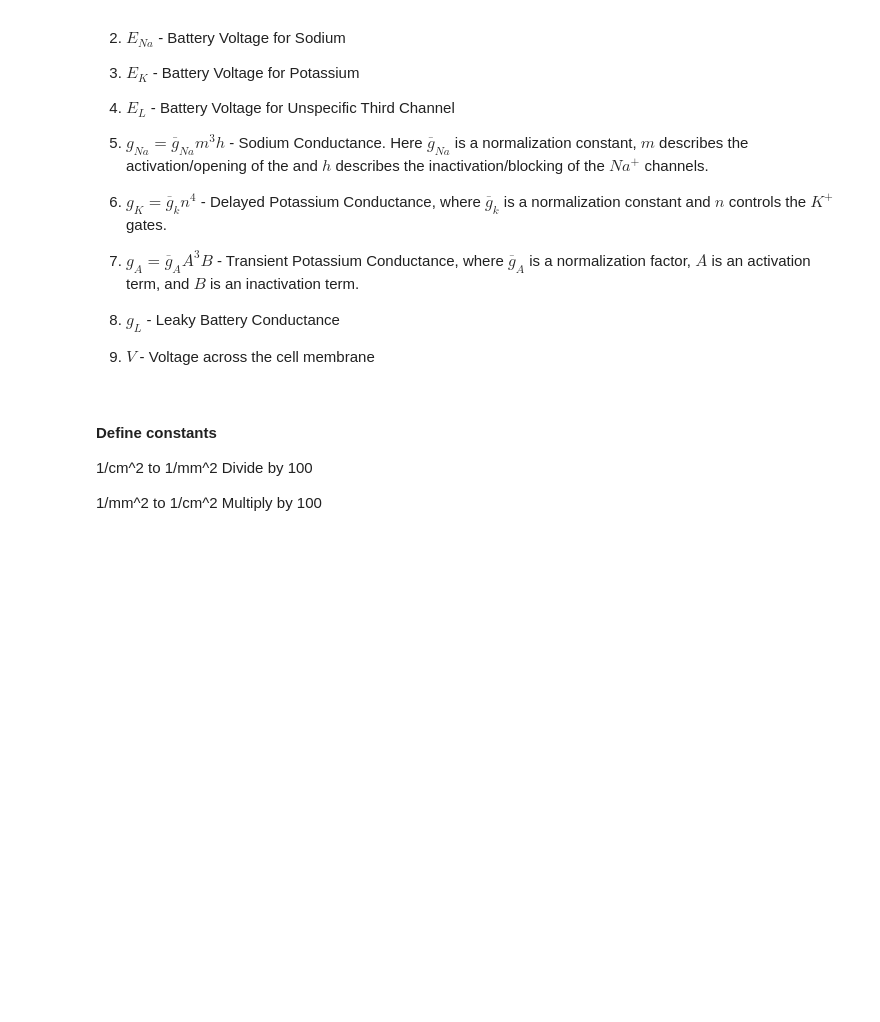
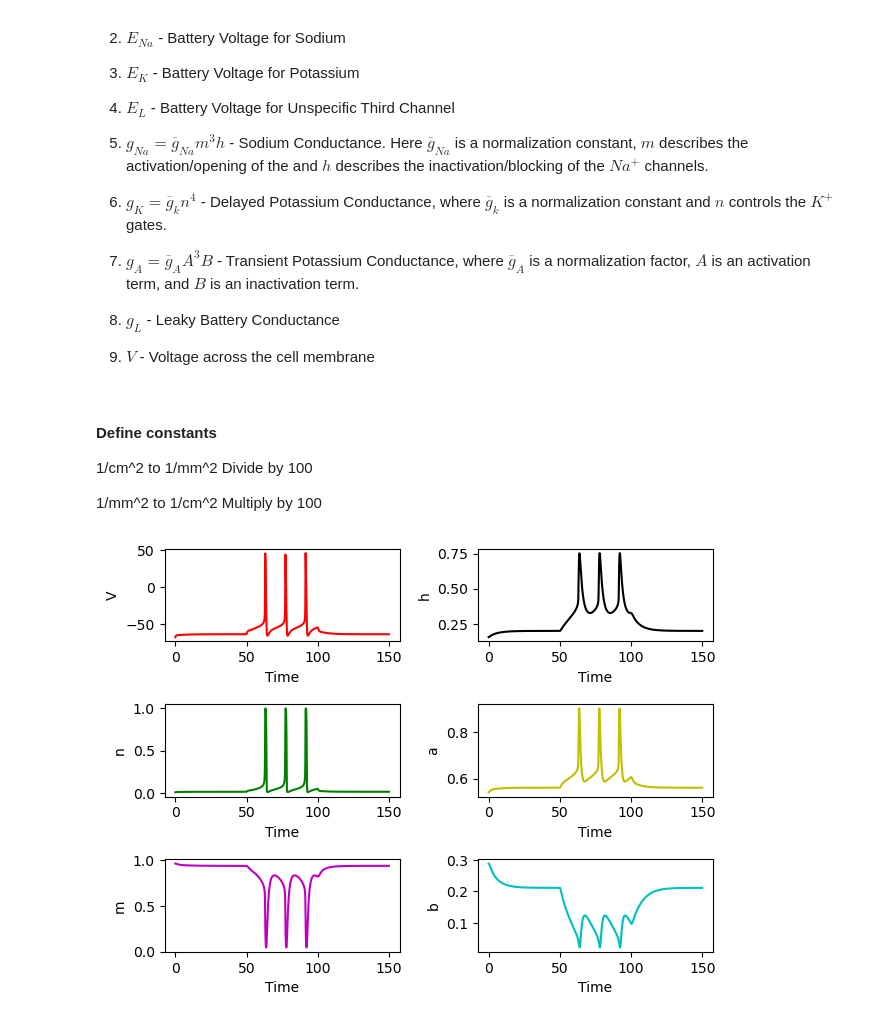
Before and after one commit to MatthewChen37/MATH8803-HW, a Jupyter notebook: HW1/HW1.ipynb, the cells around one changed output. Drawn from its saved outputs; the diff is of its cells as text; code cells hidden in the pictures; blank space fills up the shorter version.

```diff
--- a/HW1/HW1.ipynb
+++ b/HW1/HW1.ipynb
@@ -119,6 +120,6 @@ E_l = -17
 # Capacitance and Leaky Conductance
 Cm = 1 # microFarad/cm^2
 g_l = 0.3 # mmho/cm^2
+
+x0 = [V0, m_inf(V0), h_inf(V0), n_inf(V0), a_inf(V0), b_inf(V0)]
+T = np.linspace(0, 150, 1500)
-# %%
-def ConnorStevens(t, V)
-	:
@@ -124,0 +157,39 @@ def ConnorStevens(t, V)
+# %%
+x = odeint(ConnorStevens, x0, T)
+# %%
+volt = x[:, 0]
+n_part = x[:, 1]
+m_part = x[:, 2]
+h_part = x[:, 3]
+a = x[:, 4]
+b = x[:, 5]
+
+fig, ax = plt.subplots(3, 2)
+ax[0, 0].plot(T, volt, 'r')
+ax[0, 0].set_xlabel("Time")
+ax[0, 0].set_ylabel("V")
+
+ax[1, 0].plot(T, n_part, 'g')
+ax[1, 0].set_xlabel("Time")
+ax[1, 0].set_ylabel("n")
+
+ax[2, 0].plot(T, m_part, 'm')
+ax[2, 0].set_xlabel("Time")
+ax[2, 0].set_ylabel("m")
+
+ax[0, 1].plot(T, h_part, 'k')
+ax[0, 1].set_xlabel("Time")
+ax[0, 1].set_ylabel("h")
+
+ax[1, 1].plot(T, a, 'y')
+ax[1, 1].set_xlabel("Time")
+ax[1, 1].set_ylabel("a")
+
+ax[2, 1].plot(T, b, 'c')
+ax[2, 1].set_xlabel("Time")
+ax[2, 1].set_ylabel("b")
+
+plt.tight_layout()
+plt.show()
+# %% [output]
+[figure, added]
```
Also changed, not shown: parts of 3 cells of this notebook.
